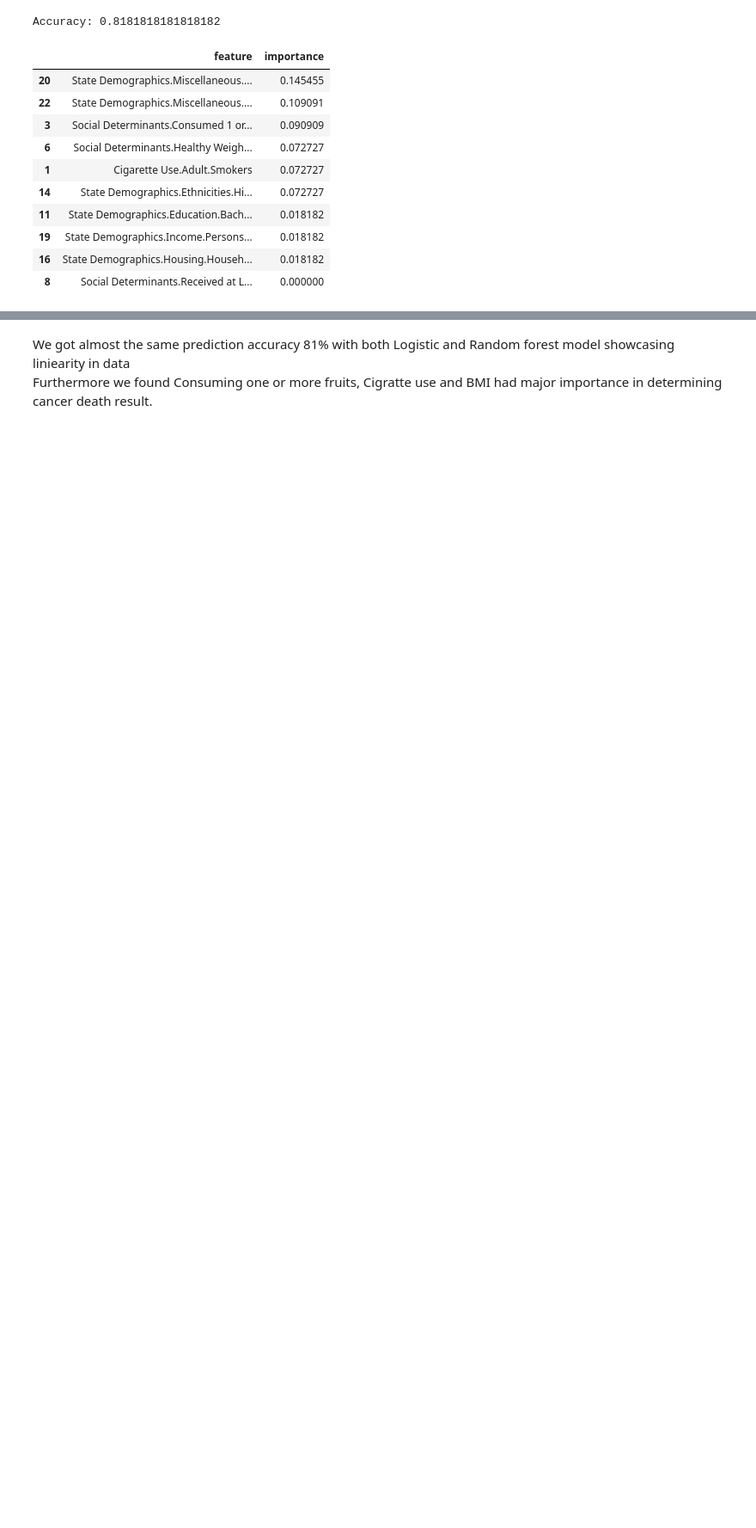
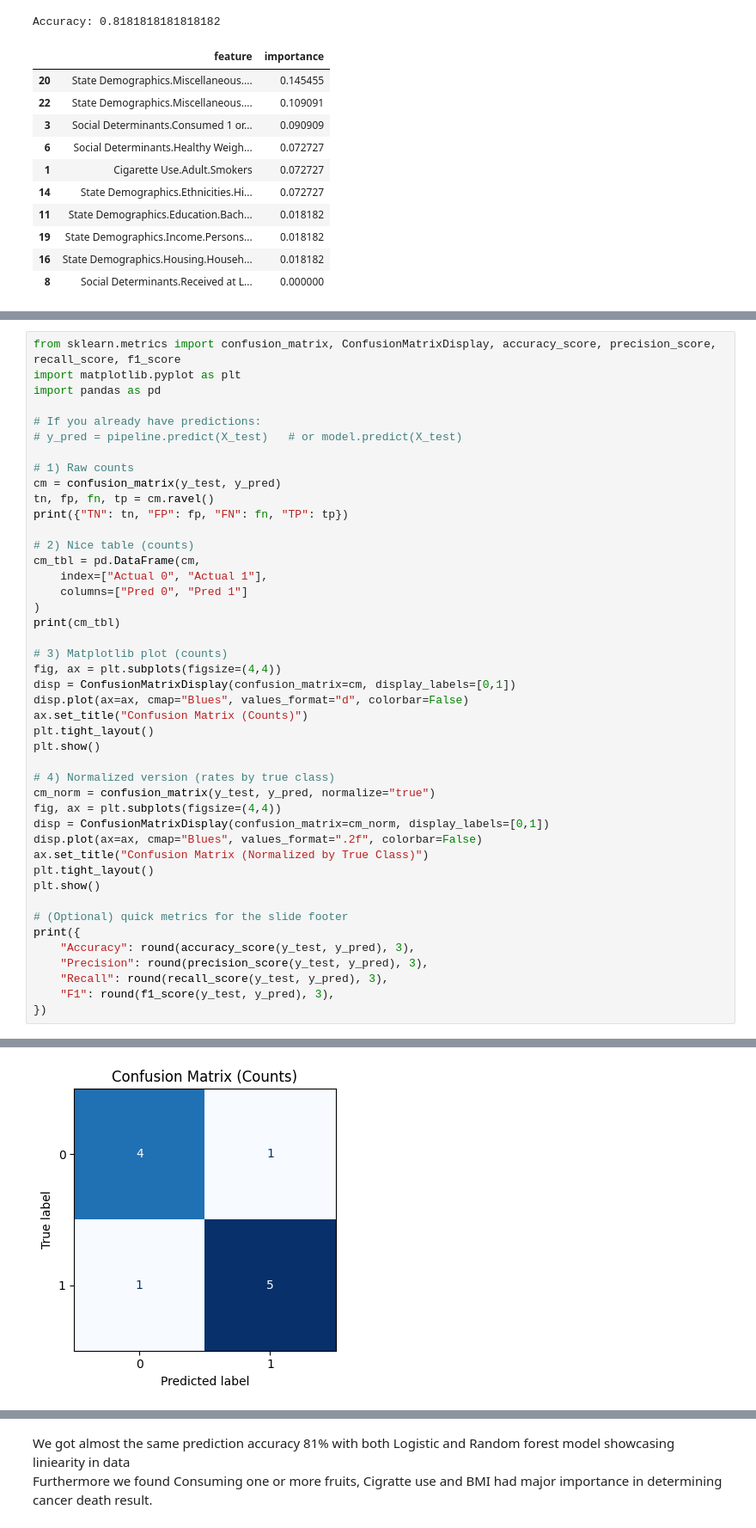
Before and after one commit to shipatel302/cancer_mortality, a Jupyter notebook: cancer_research.ipynb, the cells around one changed output, grey strips where cells are left out. Shown: that part at 86% size. Drawn from its saved outputs; the diff is of its cells as text; blank space fills up the shorter version.

```diff
--- a/cancer_research.ipynb
+++ b/cancer_research.ipynb
@@ -478,0 +550,45 @@ Accuracy: 0.8181818181818182
+# %%
+from sklearn.metrics import confusion_matrix, ConfusionMatrixDisplay, accuracy_score, precision_score, recall_score, f1_score
+import matplotlib.pyplot as plt
+import pandas as pd
+
+# If you already have predictions:
+# y_pred = pipeline.predict(X_test)   # or model.predict(X_test)
+
+# 1) Raw counts
+cm = confusion_matrix(y_test, y_pred)
+tn, fp, fn, tp = cm.ravel()
+print({"TN": tn, "FP": fp, "FN": fn, "TP": tp})
+
+# 2) Nice table (counts)
+cm_tbl = pd.DataFrame(cm,
+    index=["Actual 0", "Actual 1"],
+    columns=["Pred 0", "Pred 1"]
+)
+print(cm_tbl)
+
+# 3) Matplotlib plot (counts)
+fig, ax = plt.subplots(figsize=(4,4))
+disp = ConfusionMatrixDisplay(confusion_matrix=cm, display_labels=[0,1])
+disp.plot(ax=ax, cmap="Blues", values_format="d", colorbar=False)
+ax.set_title("Confusion Matrix (Counts)")
+plt.tight_layout()
+plt.show()
+
+# 4) Normalized version (rates by true class)
+cm_norm = confusion_matrix(y_test, y_pred, normalize="true")
+fig, ax = plt.subplots(figsize=(4,4))
+disp = ConfusionMatrixDisplay(confusion_matrix=cm_norm, display_labels=[0,1])
+disp.plot(ax=ax, cmap="Blues", values_format=".2f", colorbar=False)
+ax.set_title("Confusion Matrix (Normalized by True Class)")
+plt.tight_layout()
+plt.show()
+
+# (Optional) quick metrics for the slide footer
+print({
+    "Accuracy": round(accuracy_score(y_test, y_pred), 3),
+    "Precision": round(precision_score(y_test, y_pred), 3),
+    "Recall": round(recall_score(y_test, y_pred), 3),
+    "F1": round(f1_score(y_test, y_pred), 3),
+})
+# %% [output]
@@ -478,0 +599 @@ Accuracy: 0.8181818181818182
+[figure, added]
```
Also changed, not shown: parts of 7 cells of this notebook, 3 other files.
